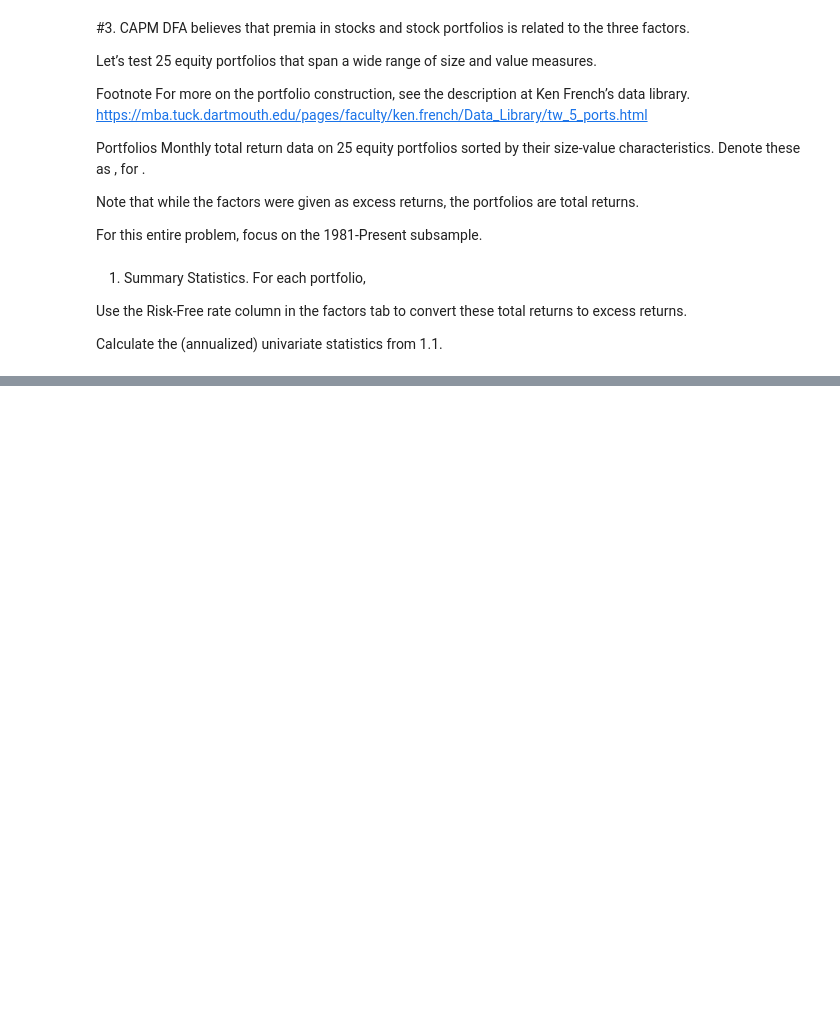
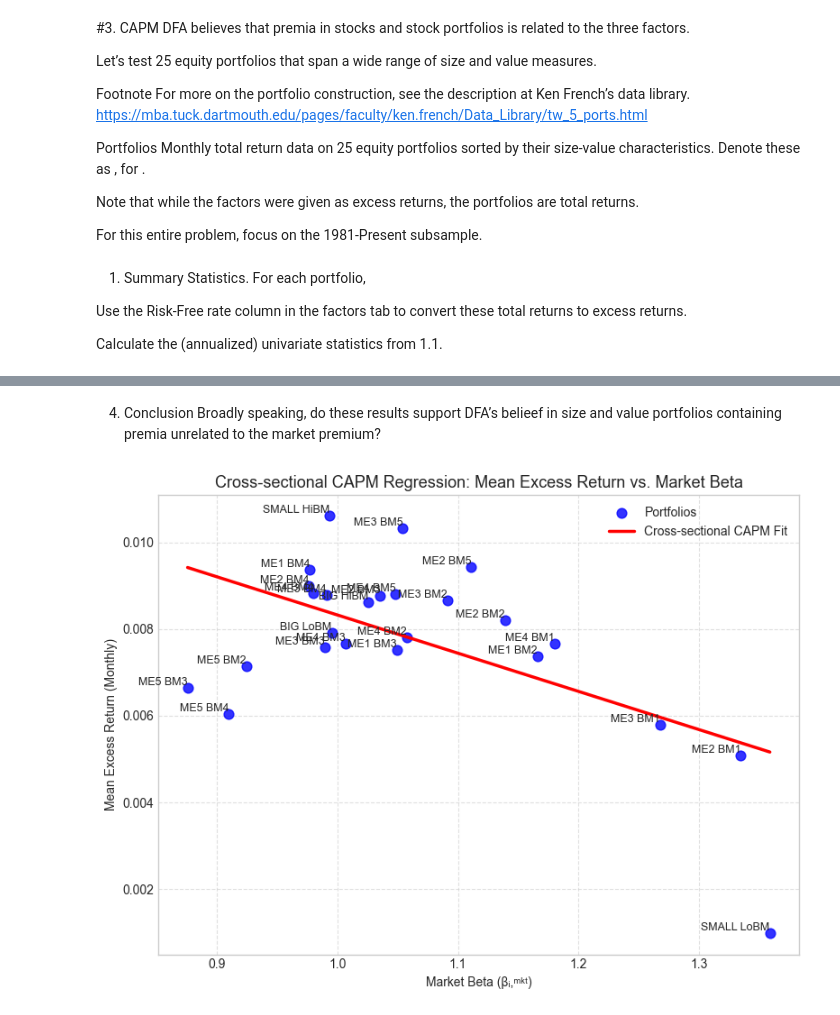
Before and after one commit to Emax25/FINM367-B37, a Jupyter notebook: HW4_Angela.ipynb, the cells around one changed output, grey strips where cells are left out. Cells and saved outputs as stored; diff of their text form; code cells hidden in the pictures; blank space fills up the shorter version.

```diff
--- a/HW4_Angela.ipynb
+++ b/HW4_Angela.ipynb
@@ -20,10 +20,10 @@ You do not need any of these columns for the homework. Just use the MKT column,
 Source:
 Ken French library, accessible through the pandas-datareader API.
 # %%
-factor = pd.read_excel('..\data\dfa_analysis_data.xlsx', sheet_name='factors')
+factor = pd.read_excel('data\dfa_analysis_data.xlsx', sheet_name='factors')
 factor = factor.set_index('Date')
 factor.index = pd.to_datetime(factor.index, format='%Y%m%d')
-returns = pd.read_excel('..\data\dfa_analysis_data.xlsx', sheet_name='portfolios (total returns)')
+returns = pd.read_excel('data\dfa_analysis_data.xlsx', sheet_name='portfolios (total returns)')
 returns = returns.set_index('Date')
 returns.index = pd.to_datetime(returns.index, format='%Y%m%d')
 # %% [markdown]
@@ -240,3 +240,17 @@ For each portfolio,
 Use the Risk-Free rate column in the factors tab to convert these total returns to excess returns.
 
 Calculate the (annualized) univariate statistics from 1.1.
+# %%
+excess_returns = returns.subtract(factor['RF'], axis=0)
+df = excess_returns["1981":].copy()
+
+mean_4, std_4, Sharpe_ratio_4, VaR_4 = statistic(df, freq)
+
+Table_2 = pd.DataFrame({
+    'Mean': mean_4,
+    'Std': std_4,
+    'Sharpe_ratio': Sharpe_ratio_4,
+    'VaR': VaR_4,
+})
+
+print(Table_2.round(4))
@@ -242,0 +493,33 @@ Calculate the (annualized) univariate statistics from 1.1.
+# %% [markdown]
+4. Conclusion
+Broadly speaking, do these results support DFA’s belieef in size and value portfolios containing premia unrelated to the market premium?
+# %%
+# === Step 1. 計算回歸線 ===
+beta_range = np.linspace(cross_section_df["Beta (Mkt)"].min(),
+                         cross_section_df["Beta (Mkt)"].max(), 100)
+fitted_line = model_cs.params["const"] + model_cs.params["Beta (Mkt)"] * beta_range
+
+# === Step 2. 畫圖 ===
+plt.figure(figsize=(8,6))
+plt.scatter(cross_section_df["Beta (Mkt)"], cross_section_df["Mean Excess Return"],
+            color="blue", s=60, alpha=0.8, label="Portfolios")
+
+# 加上回歸線
+plt.plot(beta_range, fitted_line, color="red", linewidth=2.5, label="Cross-sectional CAPM Fit")
+
+# 標上名稱（假設 df.columns 是每個投資組合名稱）
+for name, x, y in zip(cross_section_df.index,
+                      cross_section_df["Beta (Mkt)"],
+                      cross_section_df["Mean Excess Return"]):
+    plt.text(x, y, name, fontsize=9, ha='right', va='bottom')
+
+# 美化圖表
+plt.title("Cross-sectional CAPM Regression: Mean Excess Return vs. Market Beta", fontsize=13)
+plt.xlabel("Market Beta (βᵢ,ᵐᵏᵗ)")
+plt.ylabel("Mean Excess Return (Monthly)")
+plt.grid(True, linestyle='--', alpha=0.6)
+plt.legend()
+plt.tight_layout()
+plt.show()
+# %% [output]
+[figure, added]
```
Also changed, not shown: parts of 7 cells of this notebook.
